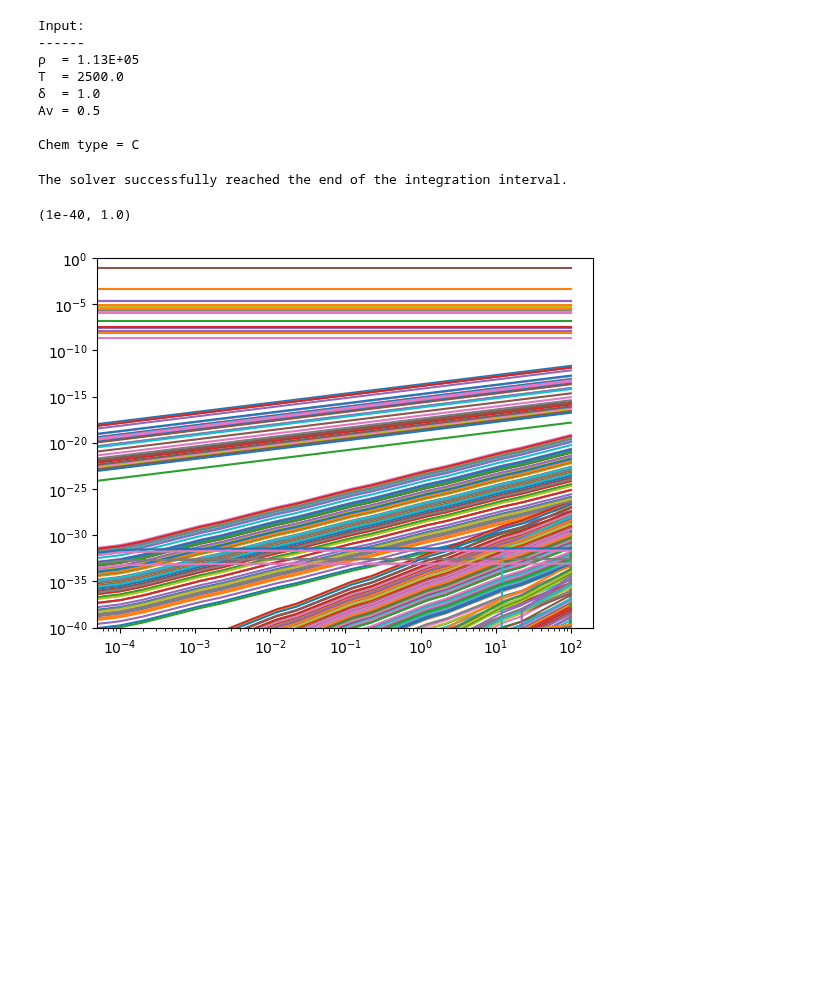
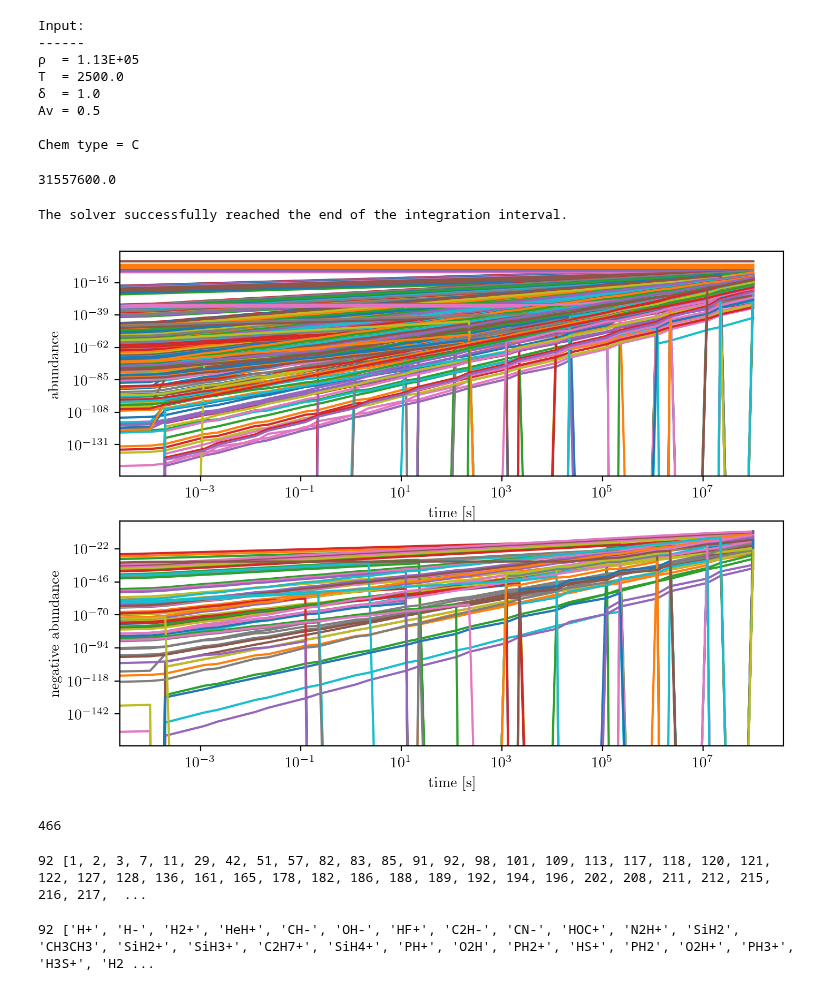
Before and after one commit to silkemaes/ChemPy, a Jupyter notebook: solver.ipynb, the cells around one changed output. Saved outputs shown, nothing was run; the diff lists cells and outputs as text; code cells hidden in the pictures; blank space fills up the shorter version.

Commit message:
Checking which species get negative abundance

```diff
--- a/solver.ipynb
+++ b/solver.ipynb
@@ -1,6 +1,14 @@
 # %%
 import numpy             as np
 import matplotlib.pyplot as plt
+
+from matplotlib          import rcParams, rc
+# Change the matplotlib default parameters
+# rcParams.update({'font.size':   12})
+rcParams.update({'figure.dpi': 200})
+# rc('font', family='serif')
+# rc('text', usetex=True)
+
 from astropy import units as units
 
 from src.odes           import ODE
@@ -32,6 +40,10 @@ T  = 2500.0
 Av = 0.5
 
 Chem type = C
+# %%
+print(yr_to_sec)
+# %% [output]
+31557600.0
 # %%
 n, nconsv, specs = initialise_abs(chemtype)     # n_consv = TOTAL in fortran code
 timesteps = 1
@@ -47,7 +59,7 @@ t=0.0
 # %%
 Δt = 1.0e+2*yr_to_sec  ## in sec
 
-Δt = 1.e+2
+Δt = 1.e+2*1.e+6
 
 solution = solve_ivp(
     fun          = ODE,
@@ -66,15 +78,31 @@ ts = solution['t']
 print(solution['message'])
 # %% [output]
 The solver successfully reached the end of the integration interval.
-# %%
-for i in range(ys.shape[0]):
-    plt.plot(ts, ys[i])
-# for j in x:
-#     plt.plot(ts, ys[j],'k')
-plt.yscale('log')
-plt.xscale('log')
-
-plt.ylim((1.0e-40, 1.0e+0))
-# %% [output]
-(1e-40, 1.0)
-[figure, removed]
+# %%
+fig = plt.figure(figsize=(8,6))
+
+ax1 = plt.subplot(211)
+ax2 = plt.subplot(212)
+axs = [ax1,ax2]
+
+for i in range(ys.shape[0]):
+    ax1.plot(ts, ys[i])
+    ax2.plot(ts, -ys[i])
+
+for ax in axs:
+    ax.set_yscale('log')
+    ax.set_xscale('log')
+
+    # ax.set_ylim((1.0e-40, 1.0e+0))
+
+    ax.set_xlabel('time [s]')
+ax1.set_ylabel('abundance')
+ax2.set_ylabel('negative abundance')
+
+plt.show()
+# %% [output]
+[figure, added]
+# %%
+ys.shape[0]
+# %% [output]
+466
@@ -80,0 +115,13 @@ plt.ylim((1.0e-40, 1.0e+0))
+# %%
+print(len(idx_neg),idx_neg)
+# %% [output]
+92 [1, 2, 3, 7, 11, 29, 42, 51, 57, 82, 83, 85, 91, 92, 98, 101, 109, 113, 117, 118, 120, 121, 122, 127, 128, 136, 161, 165, 178, 182, 186, 188, 189, 192, 194, 196, 202, 208, 211, 212, 215, 216, 217,  ...
+# %%
+specs_neg = list()
+
+for idx in idx_neg:
+    specs_neg.append(specs[idx])
+
+print(len(specs_neg),specs_neg)
+# %% [output]
+92 ['H+', 'H-', 'H2+', 'HeH+', 'CH-', 'OH-', 'HF+', 'C2H-', 'CN-', 'HOC+', 'N2H+', 'SiH2', 'CH3CH3', 'SiH2+', 'SiH3+', 'C2H7+', 'SiH4+', 'PH+', 'O2H', 'PH2+', 'HS+', 'PH2', 'O2H+', 'PH3+', 'H3S+', 'H2 ...
```
Also changed, not shown: parts of 3 cells of this notebook.
